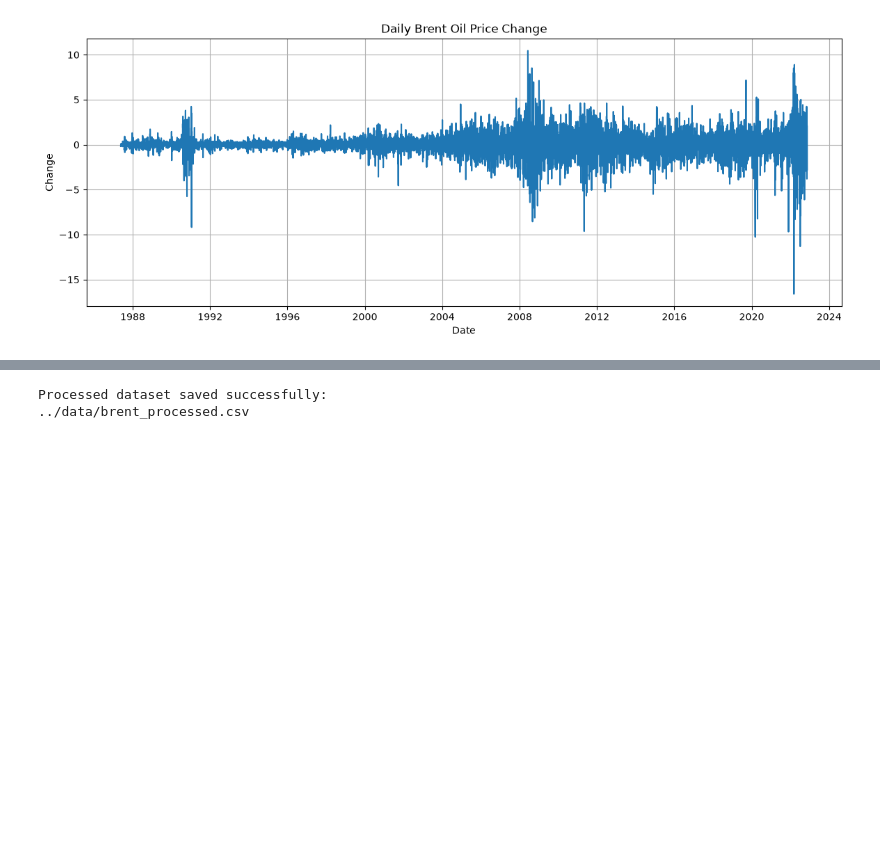
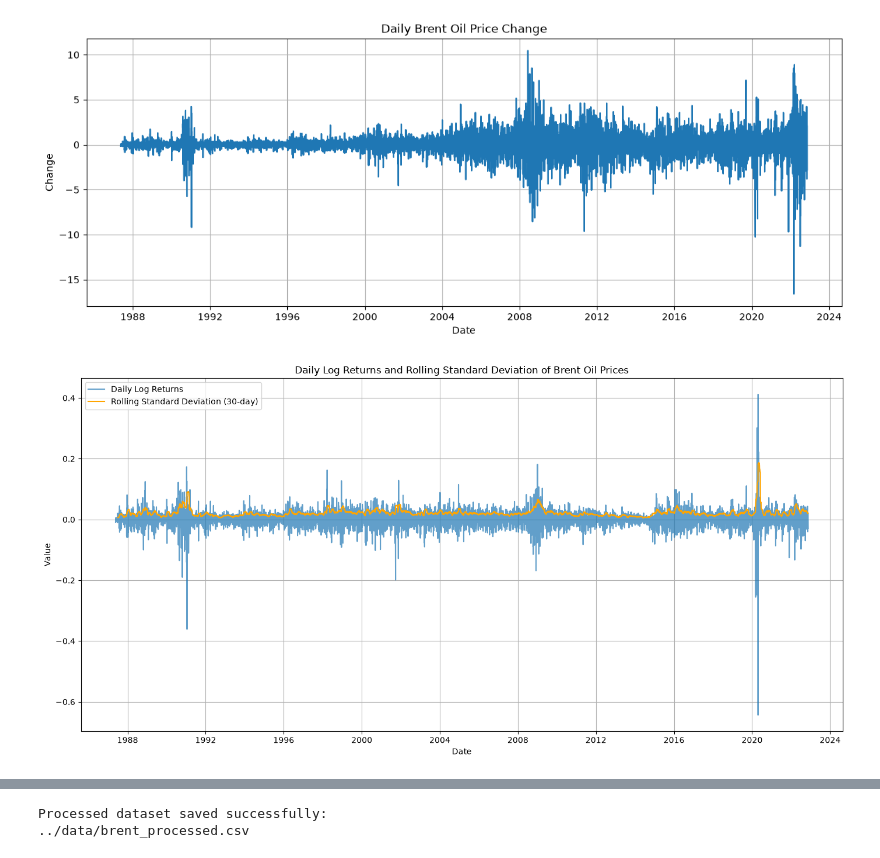
Before and after one commit to edent4313-star/brent-oil-change-point-analysis, a Jupyter notebook: notebooks/Task1_EDA.ipynb, the cells around one changed output, grey strips where cells are left out. Saved outputs shown, nothing was run; the diff lists cells and outputs as text; code cells hidden in the pictures; blank space fills up the shorter version.

```diff
--- a/notebooks/Task1_EDA.ipynb
+++ b/notebooks/Task1_EDA.ipynb
@@ -257,6 +258,10 @@ plot_price_distribution(df)
 plot_price_change(df)
 # %% [output]
 [figure]
+# %%
+plot_volatility(df)
+# %% [output]
+[figure, added]
 # %%
 plt.figure(figsize=(14,6))
 
```
Also changed, not shown: parts of 10 cells of this notebook, 42 other files.
